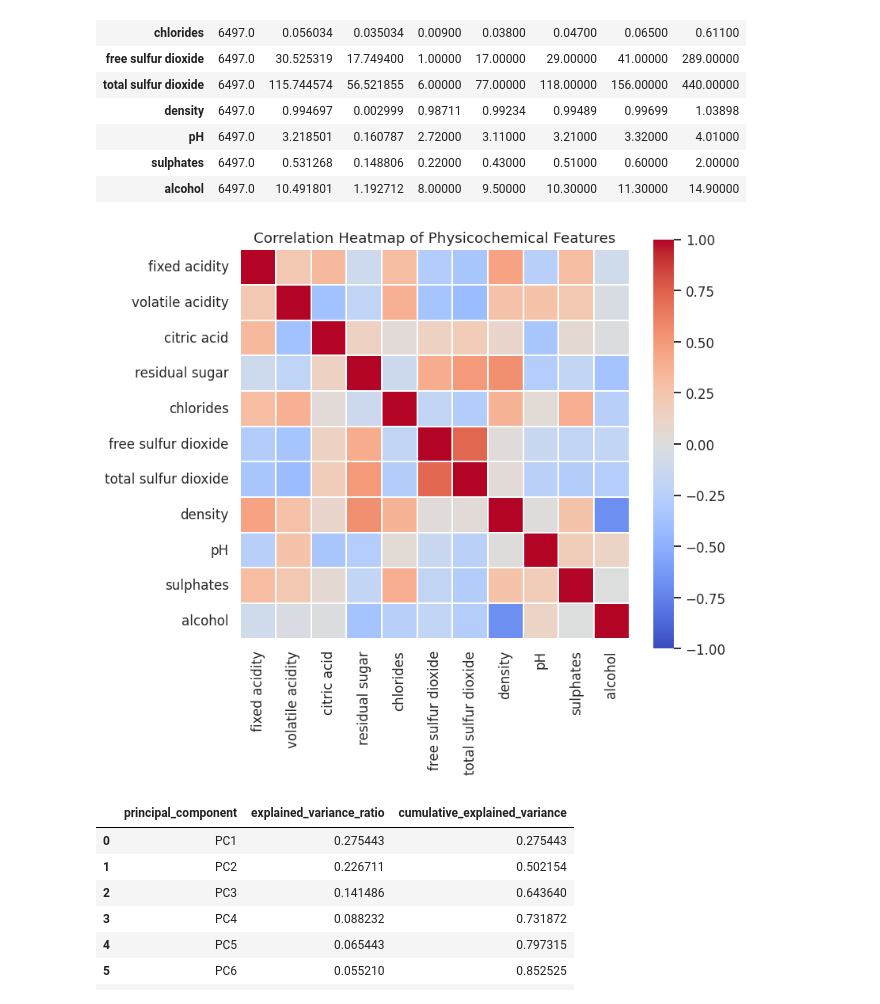
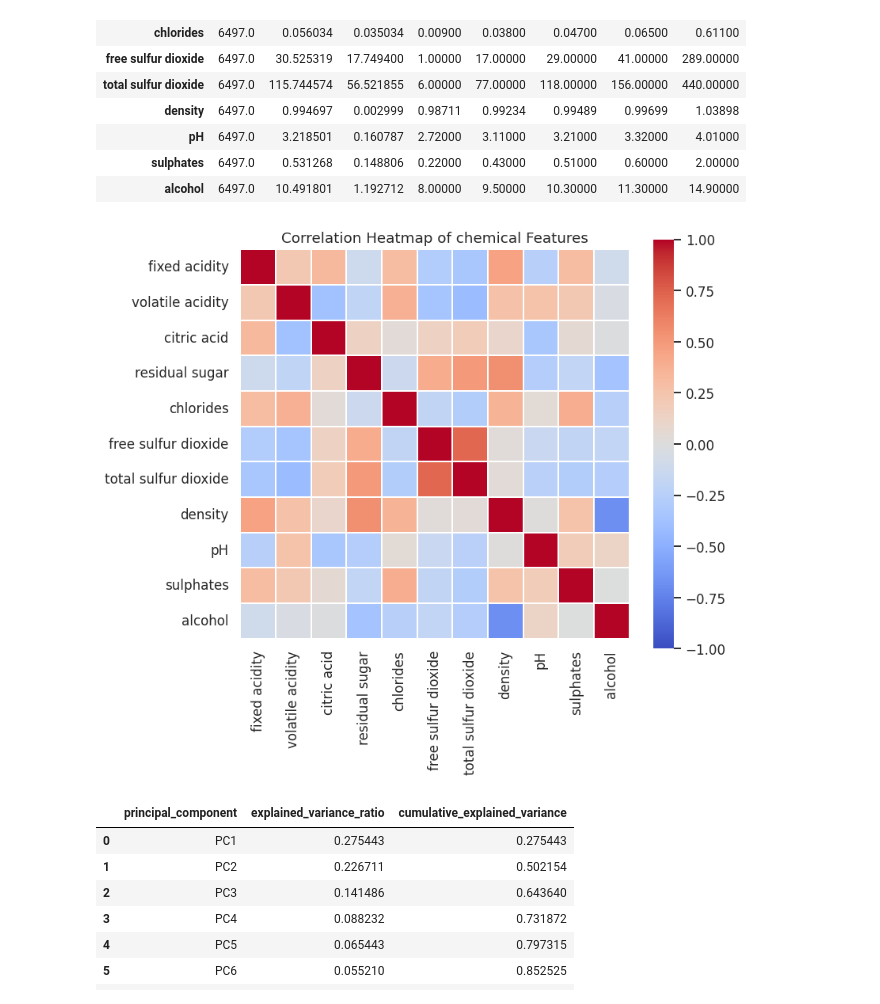
Before and after one commit to Mootwar/data-mining-hramirez-zubi, a Jupyter notebook: PCA/notebook.ipynb, the cells around one changed output. Cells and saved outputs as stored; diff of their text form; code cells hidden in the pictures.

```diff
--- a/PCA/notebook.ipynb
+++ b/PCA/notebook.ipynb
@@ -151,17 +150,17 @@ X shape: (6497, 11)
 # %%
 # Inspect correlation structure to confirm shared information
 corr = X.corr()
 plt.figure(figsize=(7.5, 6.5))
 if sns is not None:
     sns.heatmap(corr, cmap='coolwarm', center=0, vmax=1, vmin=-1, square=True, linewidths=0.1)
 else:
     im = plt.imshow(corr, cmap='coolwarm', vmin=-1, vmax=1)
     plt.colorbar(im, fraction=0.046, pad=0.04)
-plt.title('Correlation Heatmap of Physicochemical Features')
+plt.title('Correlation Heatmap of chemical Features')
 plt.tight_layout()
 plt.show()
 # %% [output]
-[figure, old version]
+[figure, new version]
 # %%
 # Standardize features and fit PCA
 scaler = StandardScaler()
```
Also changed, not shown: parts of 4 cells of this notebook.
